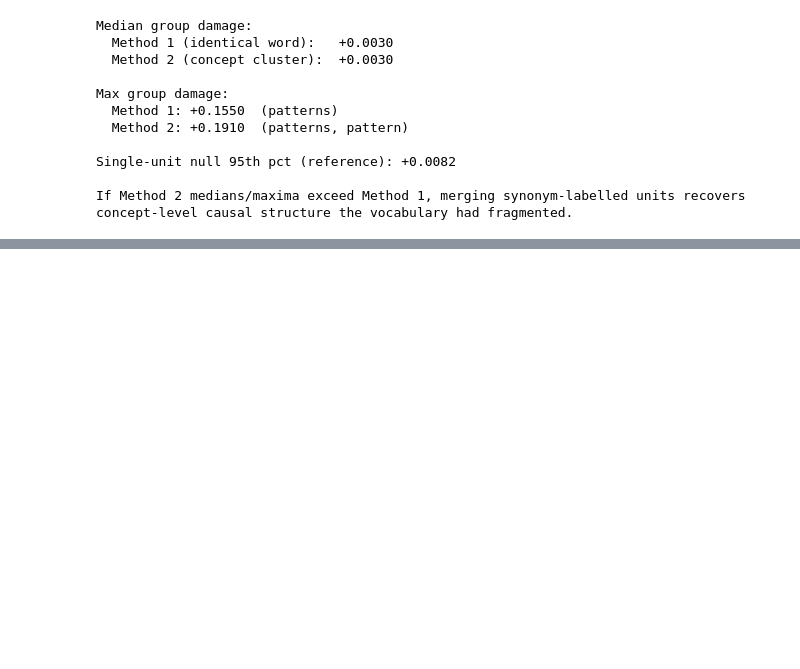
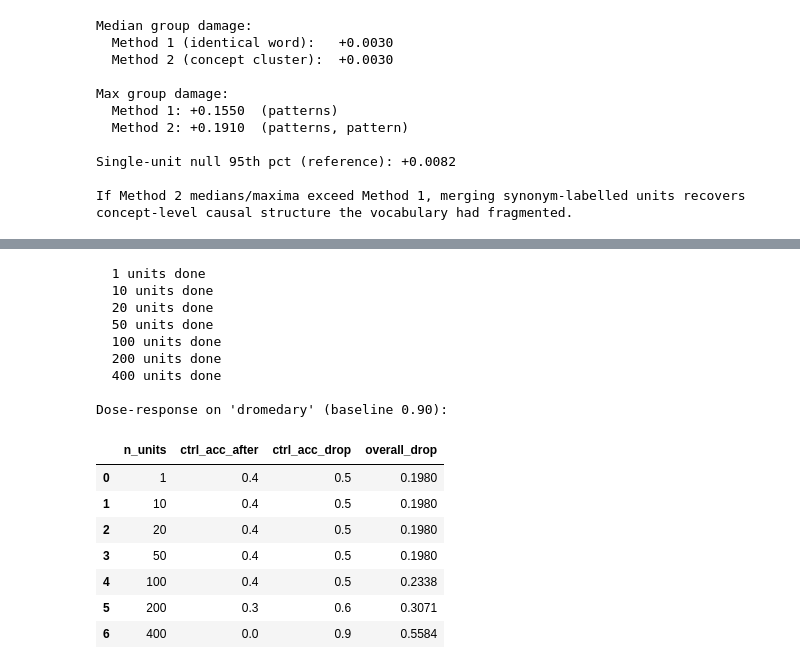
Before and after one commit to martinthuriaux/Auto-Interp-Causal-Validation, a Jupyter notebook: 04_tests.ipynb, the cells around one changed output, grey strips where cells are left out. Cells and saved outputs as stored; diff of their text form; code cells hidden in the pictures; blank space fills up the shorter version.

```diff
--- a/04_tests.ipynb
+++ b/04_tests.ipynb
@@ -694,0 +767,37 @@ control class: 'dromedary' (base acc 0.90)
+# %%
+import json, time
+scores = json.load(open(RESULTS / "scores" / "ctrl_scan_fast.json"))
+ranked = sorted(scores.items(), key=lambda x: -x[1])
+
+dose_rows = []
+for k in [1, 10, 20, 50, 100, 200, 400]:
+    grp = [tuple([kk.rsplit("_",1)[0], int(kk.rsplit("_",1)[1])]) for kk, _ in ranked[:k]]
+    d = damage(grp)
+    dose_rows.append({"n_units": k,
+                      "ctrl_acc_after": base_full[CTRL] - d[CTRL],
+                      "ctrl_acc_drop":  d[CTRL],
+                      "overall_drop":   d.mean()})
+    print(f"  {k} units done", flush=True)
+
+dose = pd.DataFrame(dose_rows)
+dose.to_json(RESULTS / "scores" / "dose_response.json", orient="records", indent=1)
+print(f"\nDose-response on '{classnames[CTRL]}' (baseline {base_full[CTRL]:.2f}):")
+display(dose.round(4))
+# %% [output]
+  1 units done
+  10 units done
+  20 units done
+  50 units done
+  100 units done
+  200 units done
+  400 units done
+
+Dose-response on 'dromedary' (baseline 0.90):
+|  | n_units | ctrl_acc_after | ctrl_acc_drop | overall_drop |
+| 0 | 1 | 0.4 | 0.5 | 0.1980 |
+| 1 | 10 | 0.4 | 0.5 | 0.1980 |
+| 2 | 20 | 0.4 | 0.5 | 0.1980 |
+| 3 | 50 | 0.4 | 0.5 | 0.1980 |
+| 4 | 100 | 0.4 | 0.5 | 0.2338 |
+| 5 | 200 | 0.3 | 0.6 | 0.3071 |
+| 6 | 400 | 0.0 | 0.9 | 0.5584 |
```
Also changed, not shown: parts of 21 cells of this notebook.
